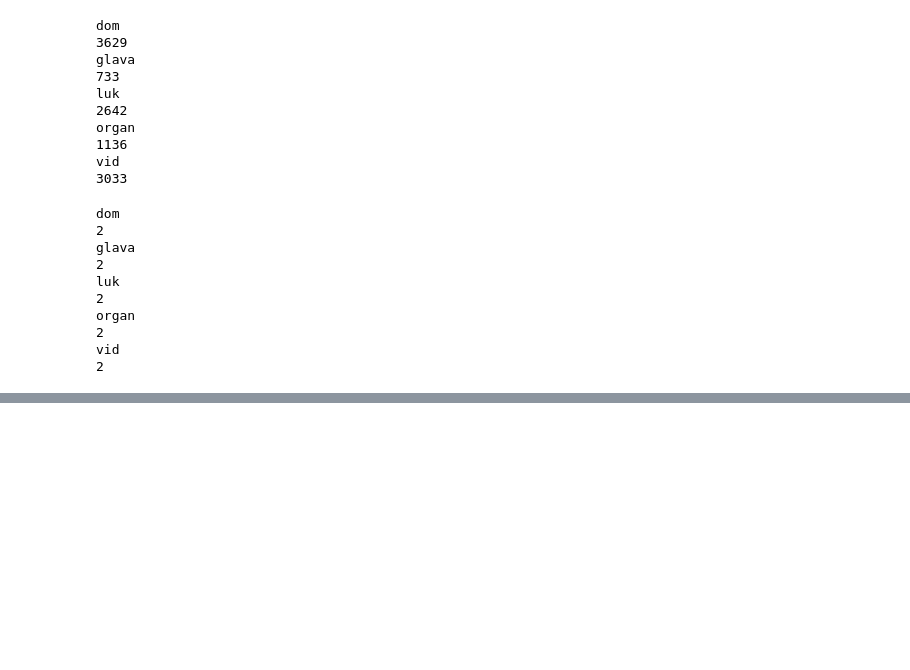
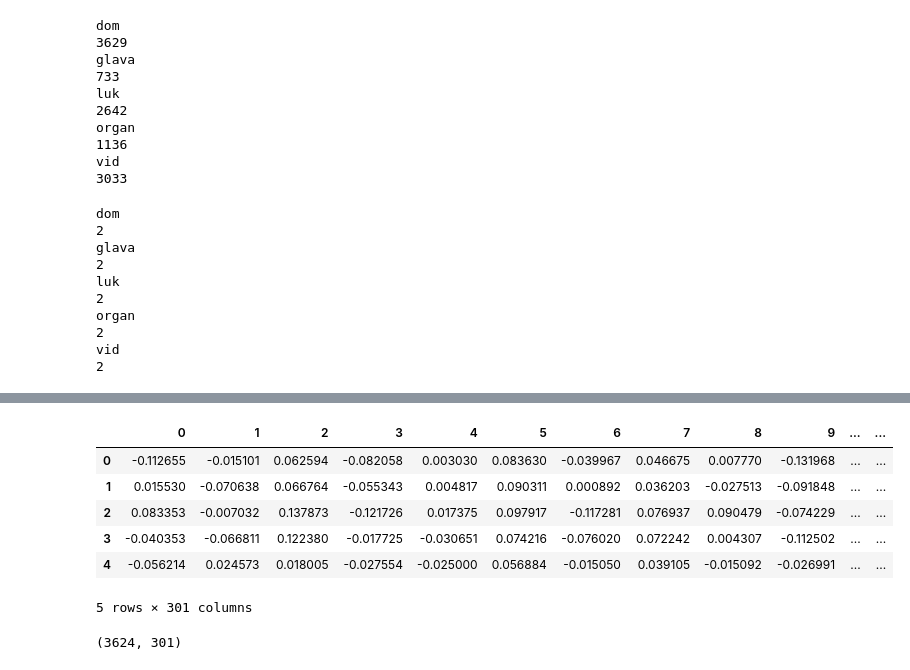
Before and after one commit to kr-ann/itod, a Jupyter notebook: Working with vectors.ipynb, the cells around one changed output, grey strips where cells are left out. Drawn from its saved outputs; the diff is of its cells as text; code cells hidden in the pictures; blank space fills up the shorter version.

```diff
--- a/Working with vectors.ipynb
+++ b/Working with vectors.ipynb
@@ -349,0 +533,6 @@ dom
+# %%
+# убираем из словаря контексты, где все слова в окне получили нулевой вектор (видимо, таких нет)
+for key in contexts_dict:
+    for i, context_instance in enumerate(contexts_dict[key]):
+        if context_instance.vector is None:
+            contexts_dict[key].pop(i)
@@ -349,0 +595,8 @@ dom
+# %%
+# значений - 8
+
+# словарь, в котором ключи - встречающиеся семы, значение - лист с векторами
+dict_for_dom = dict()
+for entity in contexts_dict["dom"]:
+    dict_for_dom.setdefault(entity.sem_set, [])
+    dict_for_dom[entity.sem_set].append(entity.vector)
@@ -349,0 +615,10 @@ dom
+# %%
+# сначала для первой семы: {'r-concr_t-constr_top-contain',_'r-concr_t-org'}
+dfr_positive = pd.DataFrame(dict_for_dom["{'r-concr_t-constr_top-contain',_'r-concr_t-org'}"])
+dfr_negative = pd.DataFrame(dict_for_dom["{'r-concr_t-constr_top-contain',_'r-concr_t-space'}"] +
+                            dict_for_dom["{'r-concr_t-constr_top-contain'}"] +
+                            dict_for_dom["{'r-concr_t-group_pt-set_sc-hum',_'r-concr_t-constr_top-contain',_'r-concr_t-space'}"] +
+                            dict_for_dom["{'r-concr_t-group_pt-set_sc-hum'}"] +
+                            dict_for_dom["{'r-concr_t-org',_'r-concr_t-constr_top-contain',_'r-concr_t-space'}"] +
+                            dict_for_dom["{'r-concr_t-org'}"] +
+                            dict_for_dom["{'r-concr_t-space'}"])
@@ -349,0 +651,21 @@ dom
+# %%
+# добавим столбец с целевой переменной
+dfr_positive['class'] = pd.Series(np.ones(dfr_positive.shape[0], dtype=int), index=dfr_positive.index)
+dfr_negative['class'] = pd.Series(np.zeros(dfr_negative.shape[0], dtype=int), index=dfr_negative.index)
+# %%
+frames = [dfr_negative, dfr_positive]
+all_data = pd.concat(frames)
+all_data.head()
+# %% [output]
+|  | 0 | 1 | 2 | 3 | 4 | 5 | 6 | 7 | 8 | 9 | ... | ... |
+| 0 | -0.112655 | -0.015101 | 0.062594 | -0.082058 | 0.003030 | 0.083630 | -0.039967 | 0.046675 | 0.007770 | -0.131968 | ... | ... |
+| 1 | 0.015530 | -0.070638 | 0.066764 | -0.055343 | 0.004817 | 0.090311 | 0.000892 | 0.036203 | -0.027513 | -0.091848 | ... | ... |
+| 2 | 0.083353 | -0.007032 | 0.137873 | -0.121726 | 0.017375 | 0.097917 | -0.117281 | 0.076937 | 0.090479 | -0.074229 | ... | ... |
+| 3 | -0.040353 | -0.066811 | 0.122380 | -0.017725 | -0.030651 | 0.074216 | -0.076020 | 0.072242 | 0.004307 | -0.112502 | ... | ... |
+| 4 | -0.056214 | 0.024573 | 0.018005 | -0.027554 | -0.025000 | 0.056884 | -0.015050 | 0.039105 | -0.015092 | -0.026991 | ... | ... |
+5 rows × 301 columns
+# %%
+data_shuffled = shuffle(all_data, random_state=11)
+print(data_shuffled.shape)
+# %% [output]
+(3624, 301)
```
Also changed, not shown: parts of 114 cells of this notebook, 2 other files.
